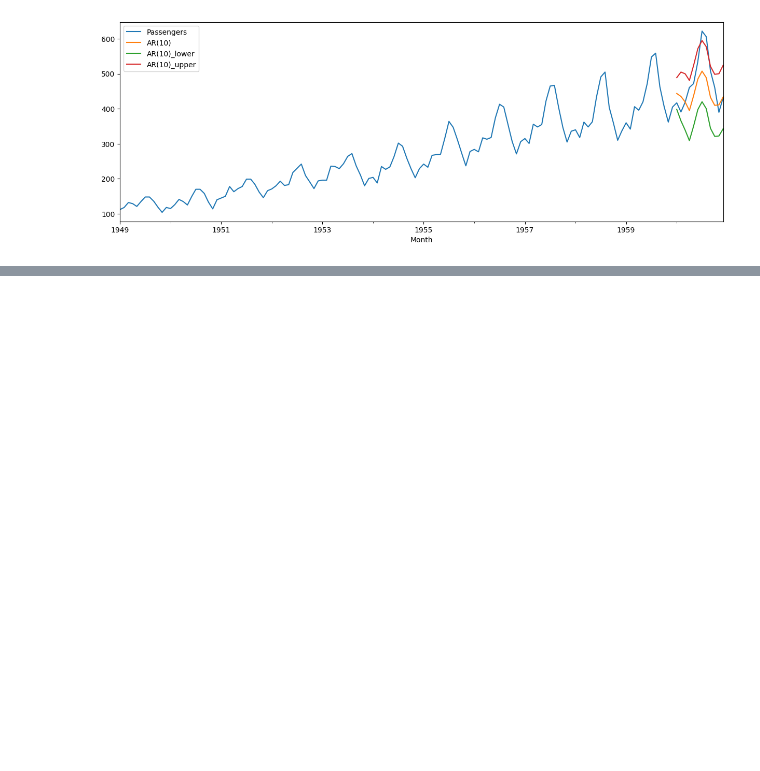
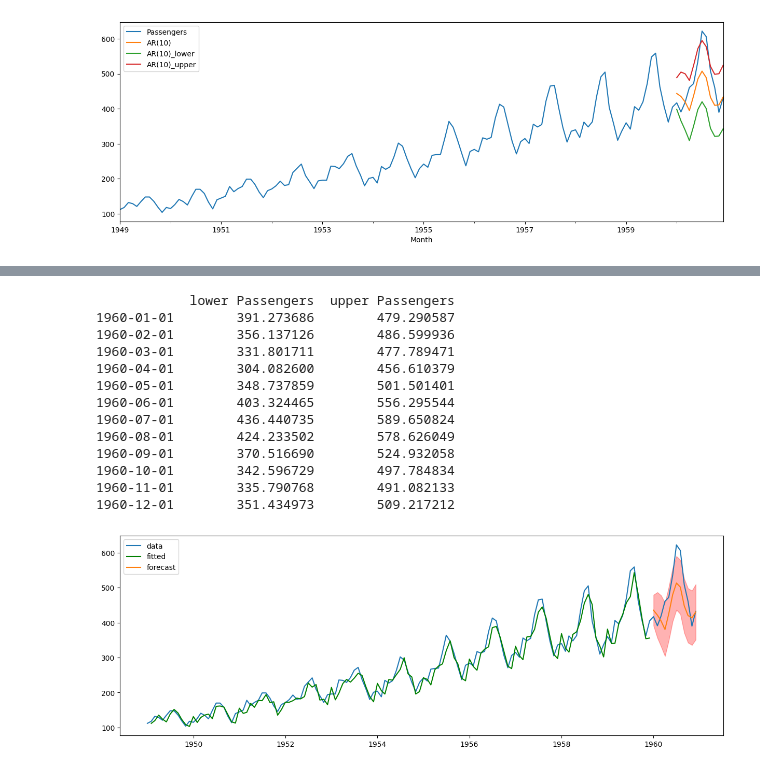
Before and after one commit to babakkeshavarz/time_series, a Jupyter notebook: Arima.ipynb, the cells around one changed output, grey strips where cells are left out. Drawn from its saved outputs; the diff is of its cells as text; code cells hidden in the pictures; blank space fills up the shorter version.

```diff
--- a/Arima.ipynb
+++ b/Arima.ipynb
@@ -42,2 +41,23 @@ airline_passengers. 100%[===================>]   1.99K  --.-KB/s    in 0s
 # %%
 df = pd.read_csv('airline_passengers.csv', index_col= 'Month' , parse_dates= True)
+# %%
+def plot_fit_and_forecast_int(result , d , col = 'Passengers'):
+  fig , ax = plt.subplots(figsize = (15,5))
+  ax.plot(df[col], label = 'data')
+
+  train_pred = result.predict(start = train.index[d] , end = train.index[-1])
+  ax.plot(train.index[d:] , train_pred , color = 'green' , label = 'fitted')
+
+  prediction_result = result.get_forecast(Ntest)
+  conf_int = prediction_result.conf_int()
+  print(conf_int)
+  lower , upper = conf_int[f'lower {col}'] , conf_int[f'upper {col}']
+
+  forecast = prediction_result.predicted_mean
+
+  ax.plot(test.index , forecast , label = 'forecast')
+  ax.fill_between(test.index, \
+                  lower , upper, \
+                  color = 'red' , alpha = 0.3)
+
+  ax.legend()
@@ -124,0 +167,20 @@ df[['Passengers' , 'AR(10)' , 'AR(10)_lower' , 'AR(10)_upper']].plot(figsize = (
+# %%
+
+arima = ARIMA(train['Passengers'] , order = (8,1,1))
+arima_result = arima.fit()
+plot_fit_and_forecast_int(arima_result , 1)
+# %% [output]
+            lower Passengers  upper Passengers
+1960-01-01        391.273686        479.290587
+1960-02-01        356.137126        486.599936
+1960-03-01        331.801711        477.789471
+1960-04-01        304.082600        456.610379
+1960-05-01        348.737859        501.501401
+1960-06-01        403.324465        556.295544
+1960-07-01        436.440735        589.650824
+1960-08-01        424.233502        578.626049
+1960-09-01        370.516690        524.932058
+1960-10-01        342.596729        497.784834
+1960-11-01        335.790768        491.082133
+1960-12-01        351.434973        509.217212
+[figure, added]
```
Also changed, not shown: parts of 7 cells of this notebook.
